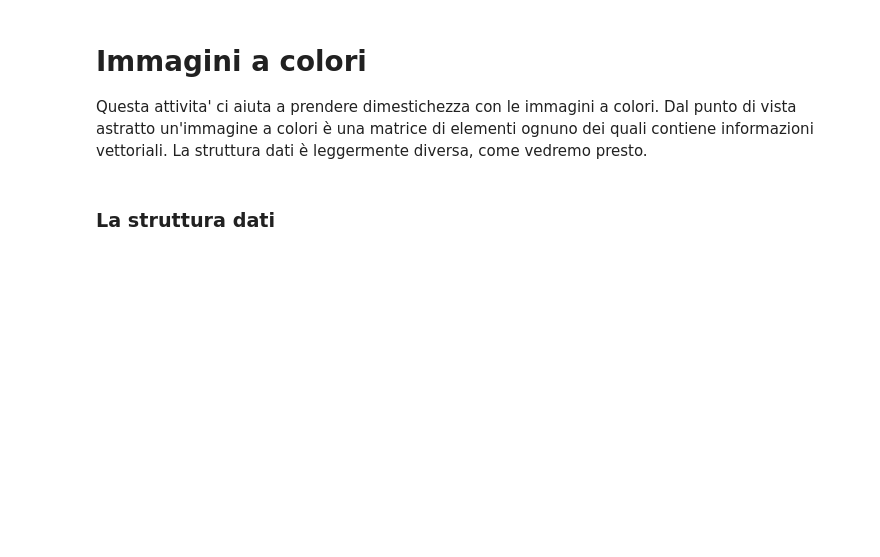
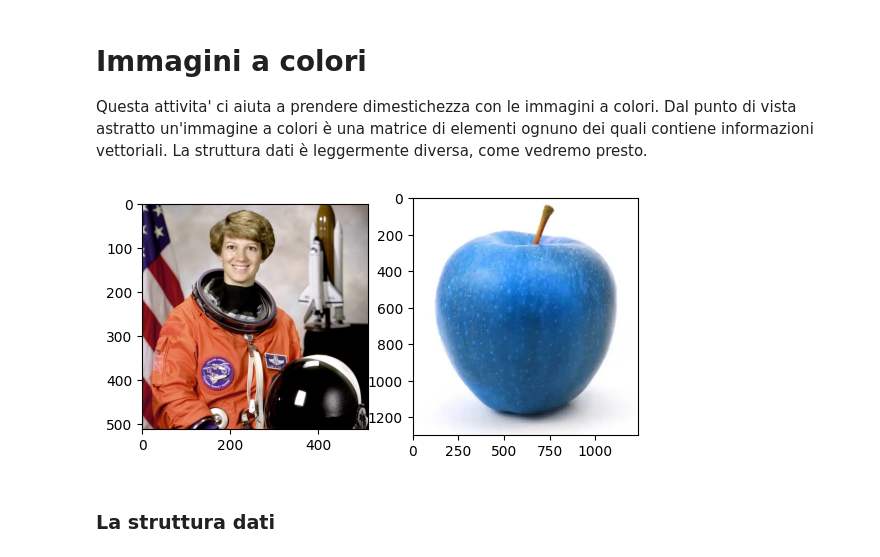
Before and after one commit to GiuuGpEEp/TerzoAnnoUni, a Jupyter notebook: FESI/colore/IP_colore.ipynb, the cells around one changed output. Saved outputs shown, nothing was run; the diff lists cells and outputs as text; code cells hidden in the pictures; blank space fills up the shorter version.

Commit message:
Try_FESI

```diff
--- a/FESI/colore/IP_colore.ipynb
+++ b/FESI/colore/IP_colore.ipynb
@@ -12,13 +10,15 @@ Questa attivita' ci aiuta a prendere dimestichezza con le immagini a colori. Dal
 # %%
 #Con questo frammento di codice carico le due immagini una a fianco all'altra
 img1 = data.astronaut() # scikit-image comes already with some images
-img2 = io.imread('images/apple.png') # or you can load a custom one (see our folder 'images')
+img2 = io.imread('FESI/colore/images/apple.png') # or you can load a custom one (see our folder 'images')
 
 plt.subplot(1,2,1)
 plt.imshow(img1)
 
 plt.subplot(1,2,2)
 plt.imshow(img2);
+# %% [output]
+[figure, added]
 # %% [markdown]
 ### La struttura dati
 # %%
```
Also changed, not shown: parts of 12 cells of this notebook, 11 other files.
